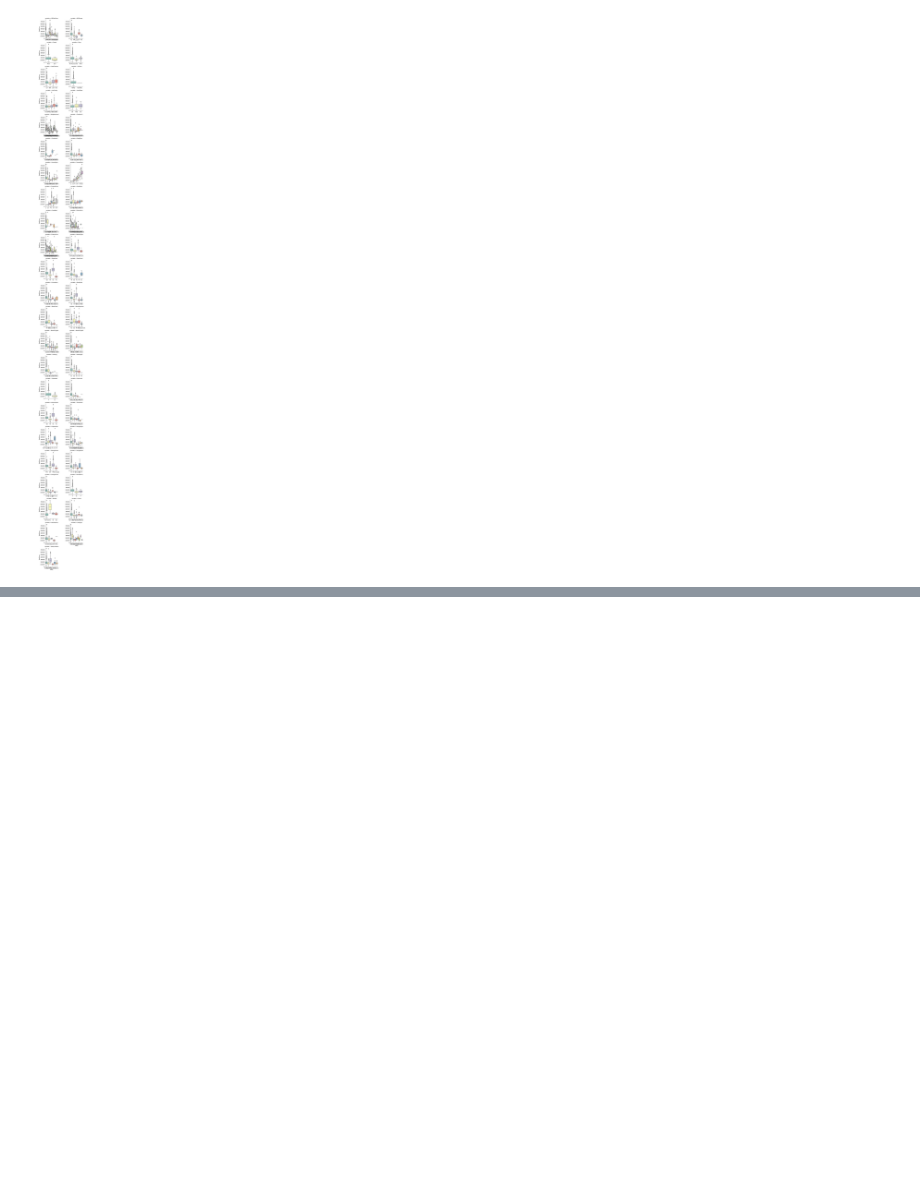
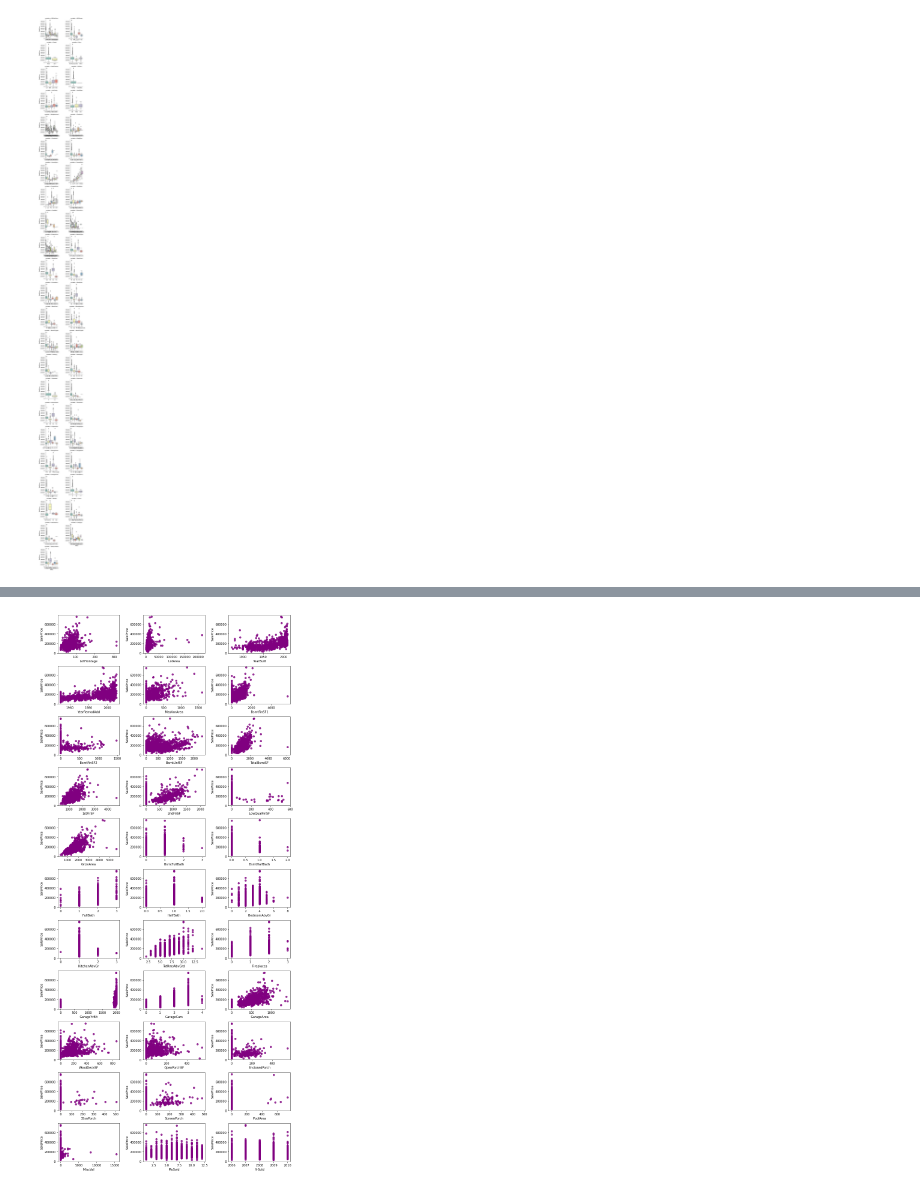
Before and after one commit to Chirag314/HousePrices, a Jupyter notebook: HousePrices.ipynb, the cells around one changed output, grey strips where cells are left out. Drawn from its saved outputs; the diff is of its cells as text; code cells hidden in the pictures; blank space fills up the shorter version.

```diff
--- a/HousePrices.ipynb
+++ b/HousePrices.ipynb
@@ -450,0 +486,20 @@ TypeError: ignored
+# %%
+# We may also want to evalueate how the correlation of numerical variabels with saleprice
+
+row_count=11
+col_count=3
+fig,axs=plt.subplots(row_count,col_count,figsize=(12,26))
+exclude_columns=['Id','SalePrice']
+plot_numeric_features=[col for col in numerical_features if col not in exclude_columns]
+
+for eachrow in range(0,row_count):
+  for eachcol in range(0,col_count):
+    i=eachrow*col_count+eachcol
+    if i<len(plot_numeric_features):
+      sns.regplot(housepricesdata[plot_numeric_features[i]],housepricesdata['SalePrice'],ax=axs[eachrow][eachcol],color='purple',fit_reg=False)
+
+#tight_layout automatically adjusts subplots params so that subbplots fit in the gifure areas
+plt.tight_layout()
+plt.show()
+# %% [output]
+[figure, added]
```
Also changed, not shown: parts of 2 cells of this notebook.
